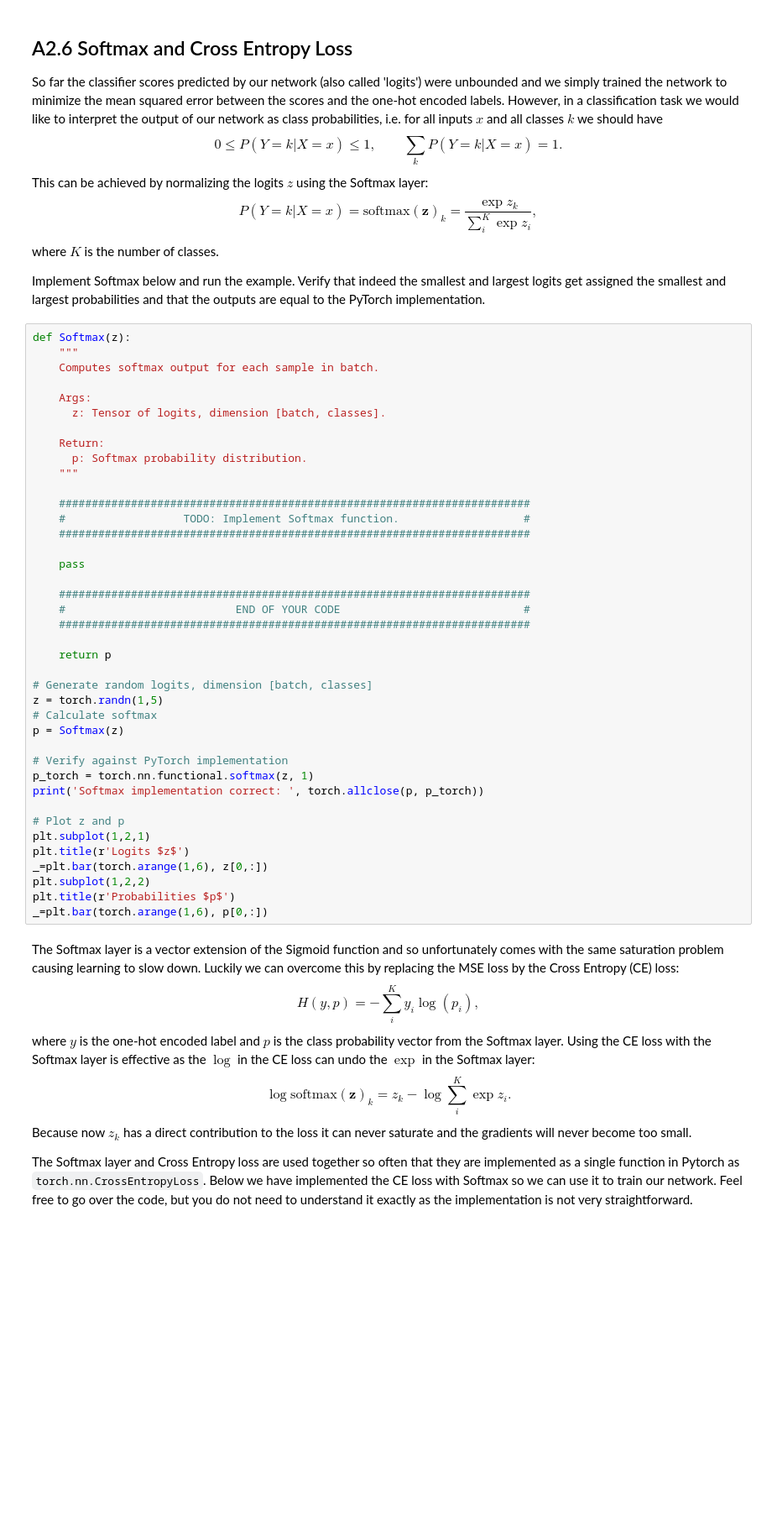
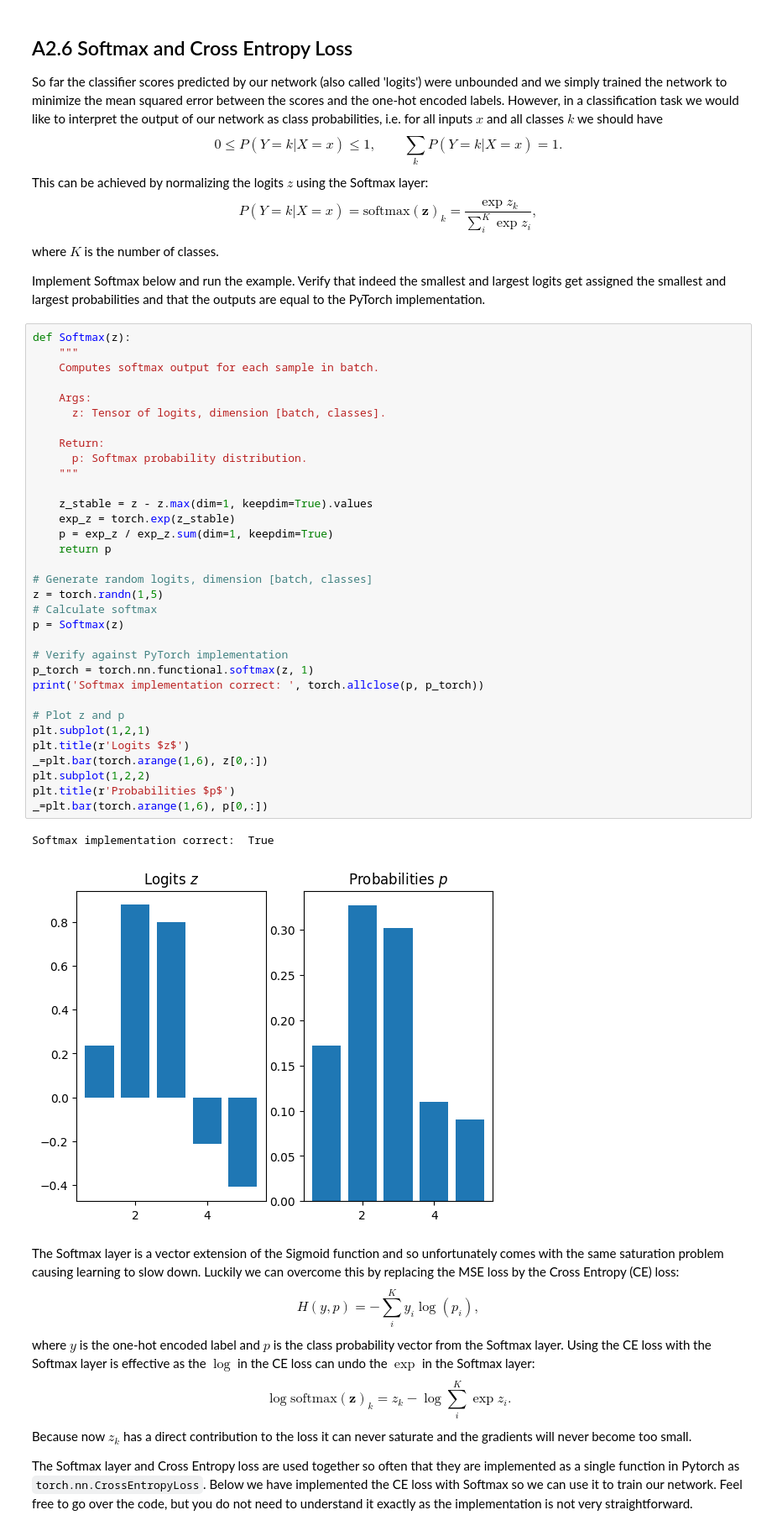
Before and after one commit to ioan-hedea/deepLearning4005, a Jupyter notebook: 2025_Assignment_3.ipynb, the cells around one changed output. Shown: that part at 84% size. Cells and saved outputs as stored; diff of their text form; blank space fills up the shorter version.

```diff
--- a/2025_Assignment_3.ipynb
+++ b/2025_Assignment_3.ipynb
@@ -720,43 +670,39 @@ Implement Softmax below and run the example. Verify that indeed the smallest and
 # %%
 def Softmax(z):
     """
     Computes softmax output for each sample in batch.
 
     Args:
       z: Tensor of logits, dimension [batch, classes].
 
     Return:
       p: Softmax probability distribution.
     """
 
-    ########################################################################
-    #                  TODO: Implement Softmax function.                   #
-    ########################################################################
-
-    pass
-
-    ########################################################################
-    #                          END OF YOUR CODE                            #
-    ########################################################################
-
+    z_stable = z - z.max(dim=1, keepdim=True).values
+    exp_z = torch.exp(z_stable)
+    p = exp_z / exp_z.sum(dim=1, keepdim=True)
     return p
 
 # Generate random logits, dimension [batch, classes]
 z = torch.randn(1,5)
 # Calculate softmax
 p = Softmax(z)
 
 # Verify against PyTorch implementation
 p_torch = torch.nn.functional.softmax(z, 1)
 print('Softmax implementation correct: ', torch.allclose(p, p_torch))
 
 # Plot z and p
 plt.subplot(1,2,1)
 plt.title(r'Logits $z$')
 _=plt.bar(torch.arange(1,6), z[0,:])
 plt.subplot(1,2,2)
 plt.title(r'Probabilities $p$')
 _=plt.bar(torch.arange(1,6), p[0,:])
+# %% [output]
+Softmax implementation correct:  True
+[figure, added]
 # %% [markdown]
 The Softmax layer is a vector extension of the Sigmoid function and so unfortunately comes with the same saturation problem causing learning to slow down. Luckily we can overcome this by replacing the MSE loss by the Cross Entropy (CE) loss:
 $$H(y,p) = -\sum_i^K y_i \log(p_i),$$
```
Also changed, not shown: parts of 15 cells of this notebook.
